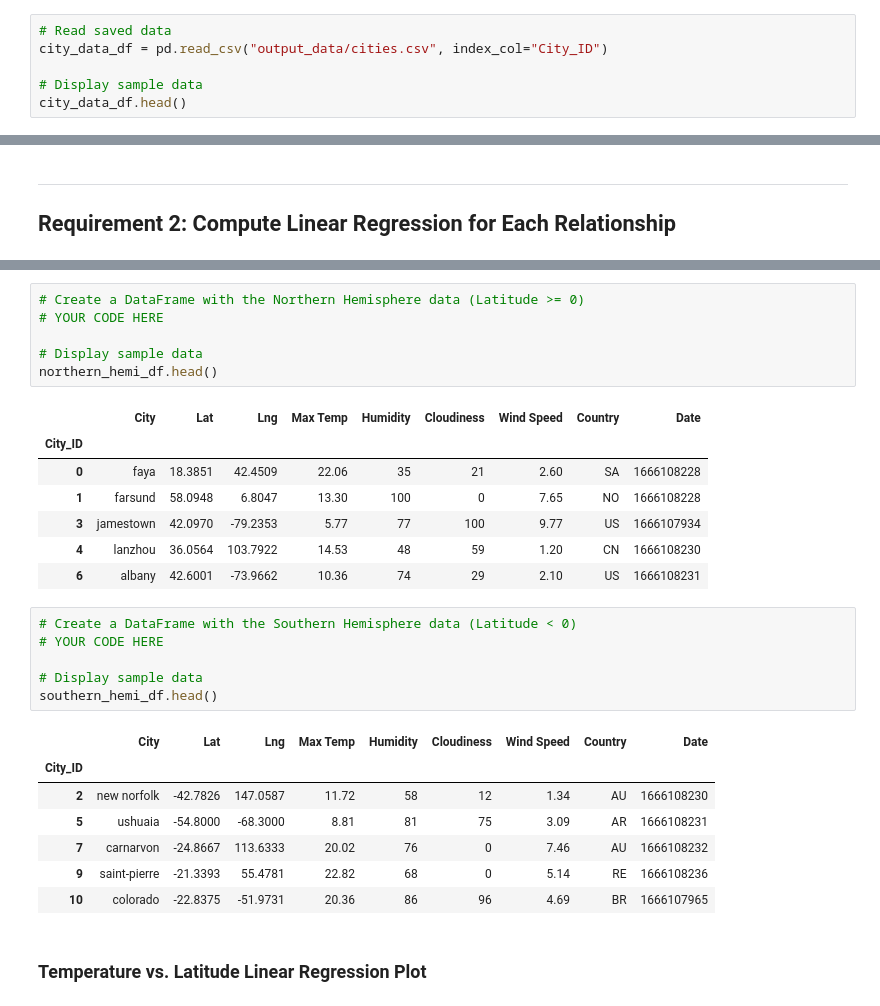
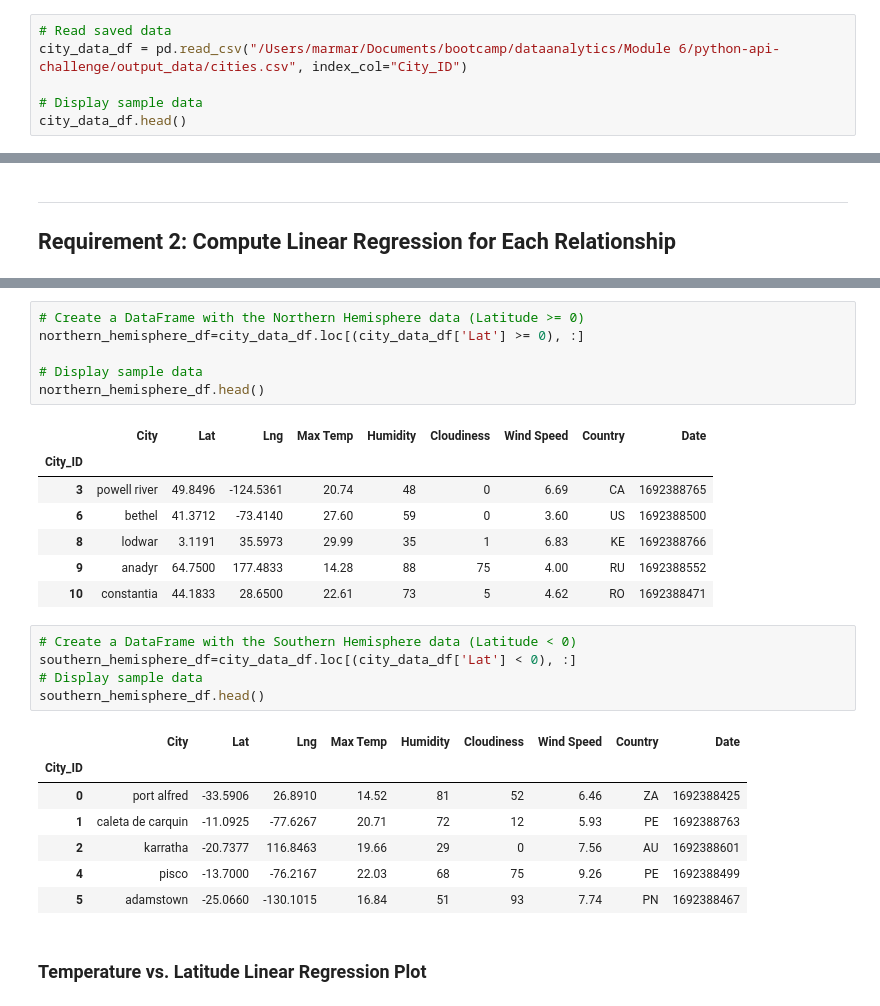
Before and after one commit to mabbasi1994/python-api-challenge, a Jupyter notebook: WeatherPy/WeatherPy.ipynb, the cells around one changed output, grey strips where cells are left out. Saved outputs shown, nothing was run; the diff lists cells and outputs as text.

```diff
--- a/WeatherPy/WeatherPy.ipynb
+++ b/WeatherPy/WeatherPy.ipynb
@@ -165,6 +174,6 @@ city_data_df.to_csv("output_data/cities.csv", index_label="City_ID")
 # %%
 # Read saved data
-city_data_df = pd.read_csv("output_data/cities.csv", index_col="City_ID")
+city_data_df = pd.read_csv("/Users/marmar/Documents/bootcamp/dataanalytics/Module 6/python-api-challenge/output_data/cities.csv", index_col="City_ID")
 
 # Display sample data
 city_data_df.head()
@@ -252,30 +276,29 @@ plt.show()
 # %%
 # Create a DataFrame with the Northern Hemisphere data (Latitude >= 0)
-# YOUR CODE HERE
+northern_hemisphere_df=city_data_df.loc[(city_data_df['Lat'] >= 0), :]
 
 # Display sample data
-northern_hemi_df.head()
+northern_hemisphere_df.head()
 # %% [output]
 |  | City | Lat | Lng | Max Temp | Humidity | Cloudiness | Wind Speed | Country | Date |
 | City_ID |  |  |  |  |  |  |  |  |  |
-| 0 | faya | 18.3851 | 42.4509 | 22.06 | 35 | 21 | 2.60 | SA | 1666108228 |
-| 1 | farsund | 58.0948 | 6.8047 | 13.30 | 100 | 0 | 7.65 | NO | 1666108228 |
-| 3 | jamestown | 42.0970 | -79.2353 | 5.77 | 77 | 100 | 9.77 | US | 1666107934 |
-| 4 | lanzhou | 36.0564 | 103.7922 | 14.53 | 48 | 59 | 1.20 | CN | 1666108230 |
-| 6 | albany | 42.6001 | -73.9662 | 10.36 | 74 | 29 | 2.10 | US | 1666108231 |
+| 3 | powell river | 49.8496 | -124.5361 | 20.74 | 48 | 0 | 6.69 | CA | 1692388765 |
+| 6 | bethel | 41.3712 | -73.4140 | 27.60 | 59 | 0 | 3.60 | US | 1692388500 |
+| 8 | lodwar | 3.1191 | 35.5973 | 29.99 | 35 | 1 | 6.83 | KE | 1692388766 |
+| 9 | anadyr | 64.7500 | 177.4833 | 14.28 | 88 | 75 | 4.00 | RU | 1692388552 |
+| 10 | constantia | 44.1833 | 28.6500 | 22.61 | 73 | 5 | 4.62 | RO | 1692388471 |
 # %%
 # Create a DataFrame with the Southern Hemisphere data (Latitude < 0)
-# YOUR CODE HERE
-
+southern_hemisphere_df=city_data_df.loc[(city_data_df['Lat'] < 0), :]
 # Display sample data
-southern_hemi_df.head()
+southern_hemisphere_df.head()
 # %% [output]
 |  | City | Lat | Lng | Max Temp | Humidity | Cloudiness | Wind Speed | Country | Date |
 | City_ID |  |  |  |  |  |  |  |  |  |
-| 2 | new norfolk | -42.7826 | 147.0587 | 11.72 | 58 | 12 | 1.34 | AU | 1666108230 |
-| 5 | ushuaia | -54.8000 | -68.3000 | 8.81 | 81 | 75 | 3.09 | AR | 1666108231 |
-| 7 | carnarvon | -24.8667 | 113.6333 | 20.02 | 76 | 0 | 7.46 | AU | 1666108232 |
-| 9 | saint-pierre | -21.3393 | 55.4781 | 22.82 | 68 | 0 | 5.14 | RE | 1666108236 |
-| 10 | colorado | -22.8375 | -51.9731 | 20.36 | 86 | 96 | 4.69 | BR | 1666107965 |
+| 0 | port alfred | -33.5906 | 26.8910 | 14.52 | 81 | 52 | 6.46 | ZA | 1692388425 |
+| 1 | caleta de carquin | -11.0925 | -77.6267 | 20.71 | 72 | 12 | 5.93 | PE | 1692388763 |
+| 2 | karratha | -20.7377 | 116.8463 | 19.66 | 29 | 0 | 7.56 | AU | 1692388601 |
+| 4 | pisco | -13.7000 | -76.2167 | 22.03 | 68 | 75 | 9.26 | PE | 1692388499 |
+| 5 | adamstown | -25.0660 | -130.1015 | 16.84 | 51 | 93 | 7.74 | PN | 1692388467 |
 # %% [markdown]
 ###  Temperature vs. Latitude Linear Regression Plot
```
Also changed, not shown: parts of 37 cells of this notebook, 7 other files.
